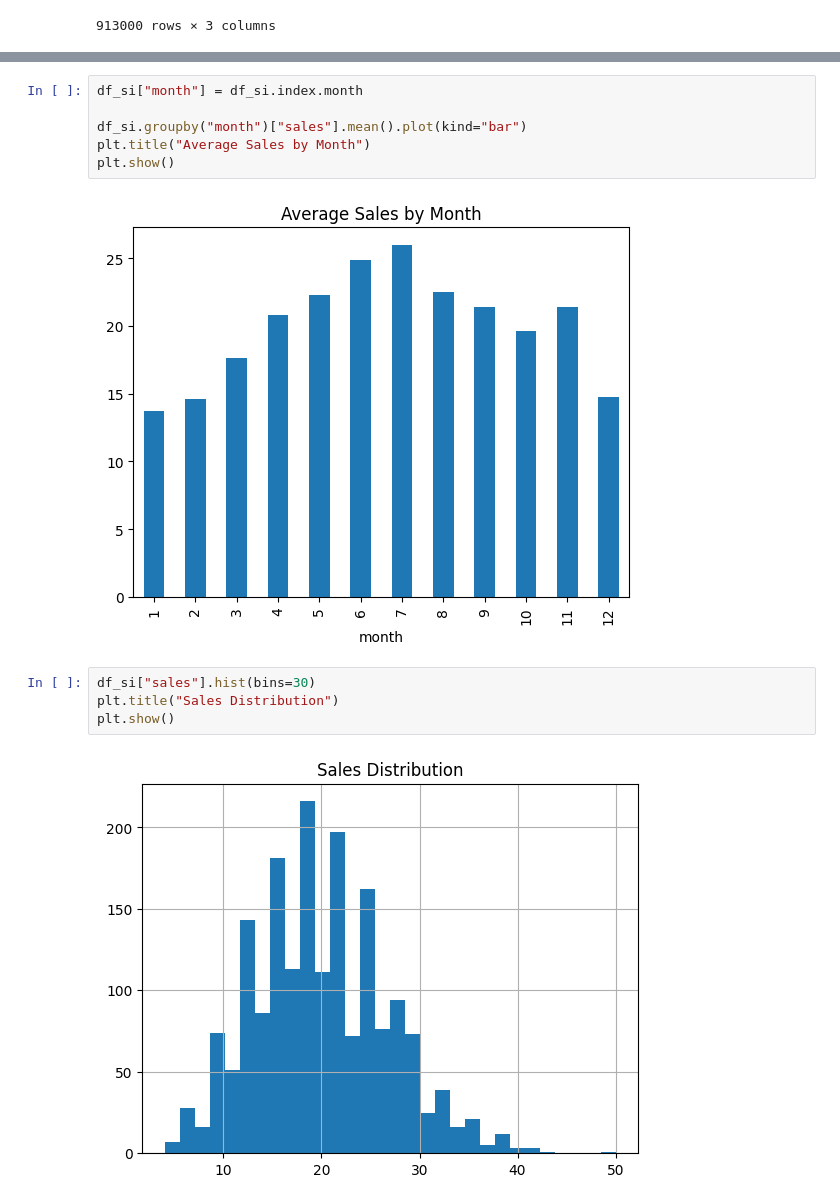
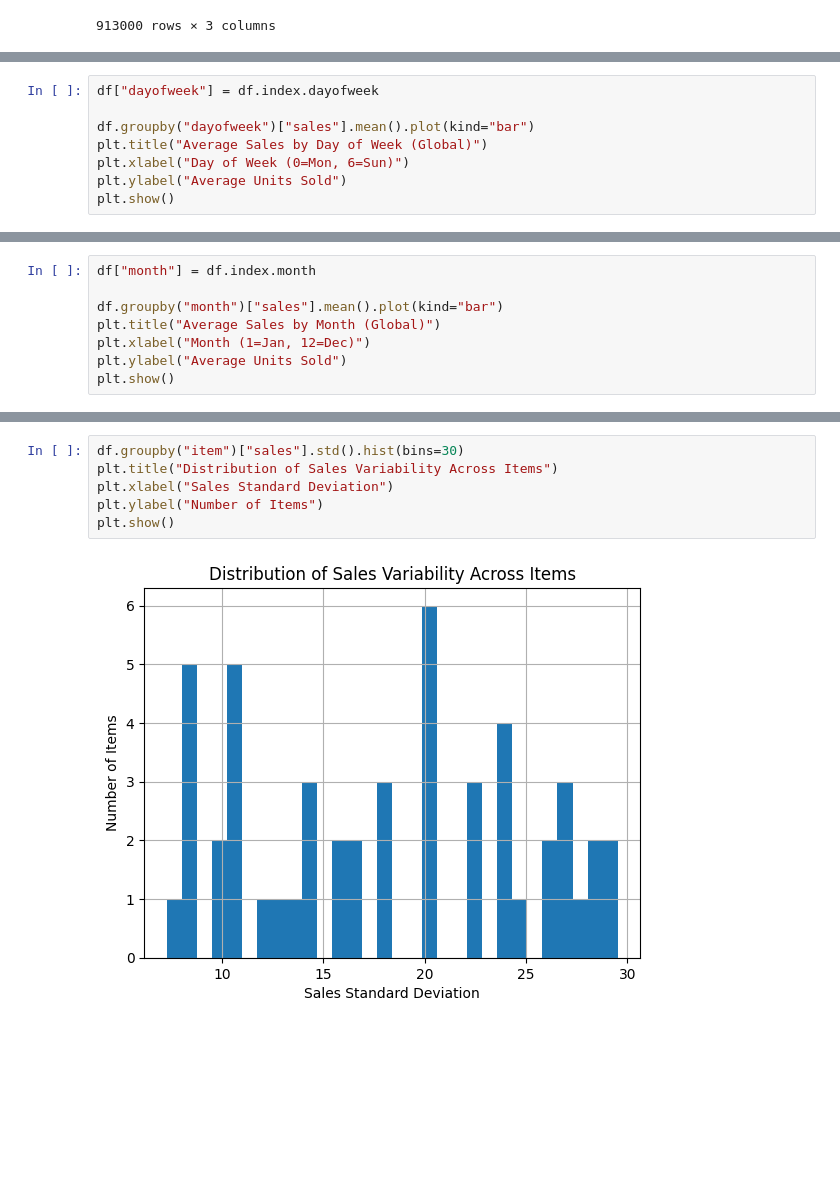
Before and after one commit to Harsha081459/Retail-Demand-Forecasting, a Jupyter notebook: notebook.ipynb, the cells around one changed output, grey strips where cells are left out. Cells and saved outputs as stored; diff of their text form; blank space fills up the shorter version.

```diff
--- a/notebook.ipynb
+++ b/notebook.ipynb
@@ -130,0 +113,8 @@ df_si["sales"].plot() # this plot is noisy
+# %%
+df["dayofweek"] = df.index.dayofweek
+
+df.groupby("dayofweek")["sales"].mean().plot(kind="bar")
+plt.title("Average Sales by Day of Week (Global)")
+plt.xlabel("Day of Week (0=Mon, 6=Sun)")
+plt.ylabel("Average Units Sold")
+plt.show()
@@ -130,0 +123,8 @@ df_si["sales"].plot() # this plot is noisy
+# %%
+df["month"] = df.index.month
+
+df.groupby("month")["sales"].mean().plot(kind="bar")
+plt.title("Average Sales by Month (Global)")
+plt.xlabel("Month (1=Jan, 12=Dec)")
+plt.ylabel("Average Units Sold")
+plt.show()
@@ -145,14 +149,8 @@ plt.show()
-# %%
-df_si["month"] = df_si.index.month
-
-df_si.groupby("month")["sales"].mean().plot(kind="bar")
-plt.title("Average Sales by Month")
-plt.show()
-# %% [output]
-[figure, removed]
 # %%
-df_si["sales"].hist(bins=30)
-plt.title("Sales Distribution")
+df.groupby("item")["sales"].std().hist(bins=30)
+plt.title("Distribution of Sales Variability Across Items")
+plt.xlabel("Sales Standard Deviation")
+plt.ylabel("Number of Items")
 plt.show()
 # %% [output]
-[figure, old version]
+[figure, new version]
```
Also changed, not shown: parts of 17 cells of this notebook.
